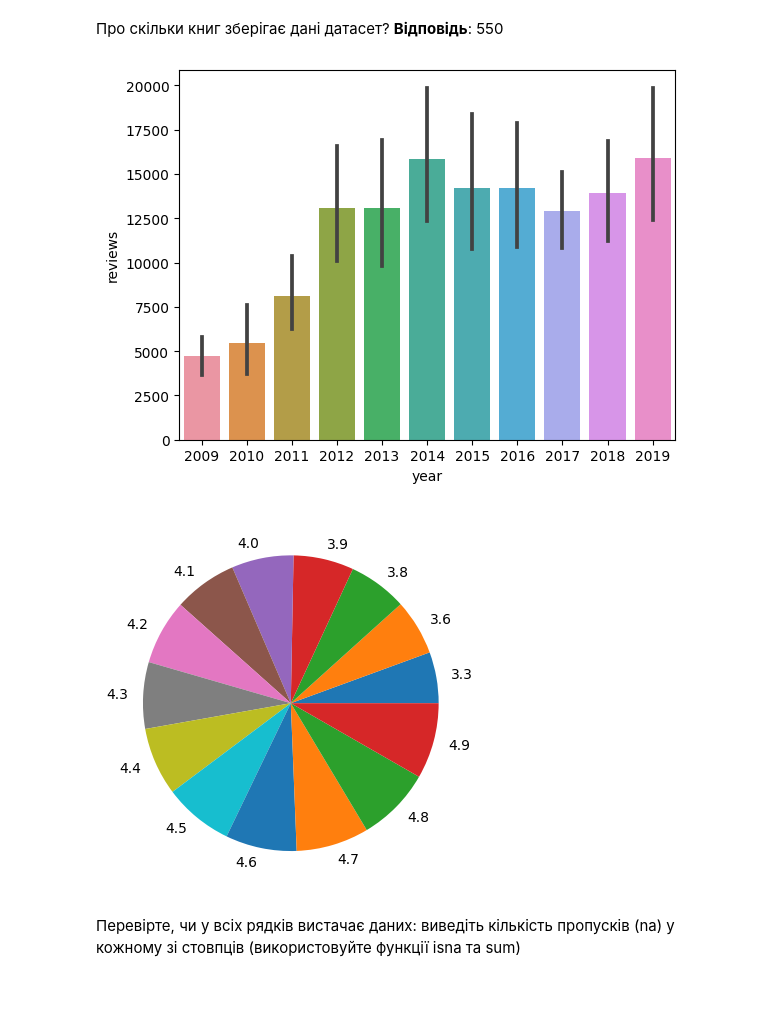
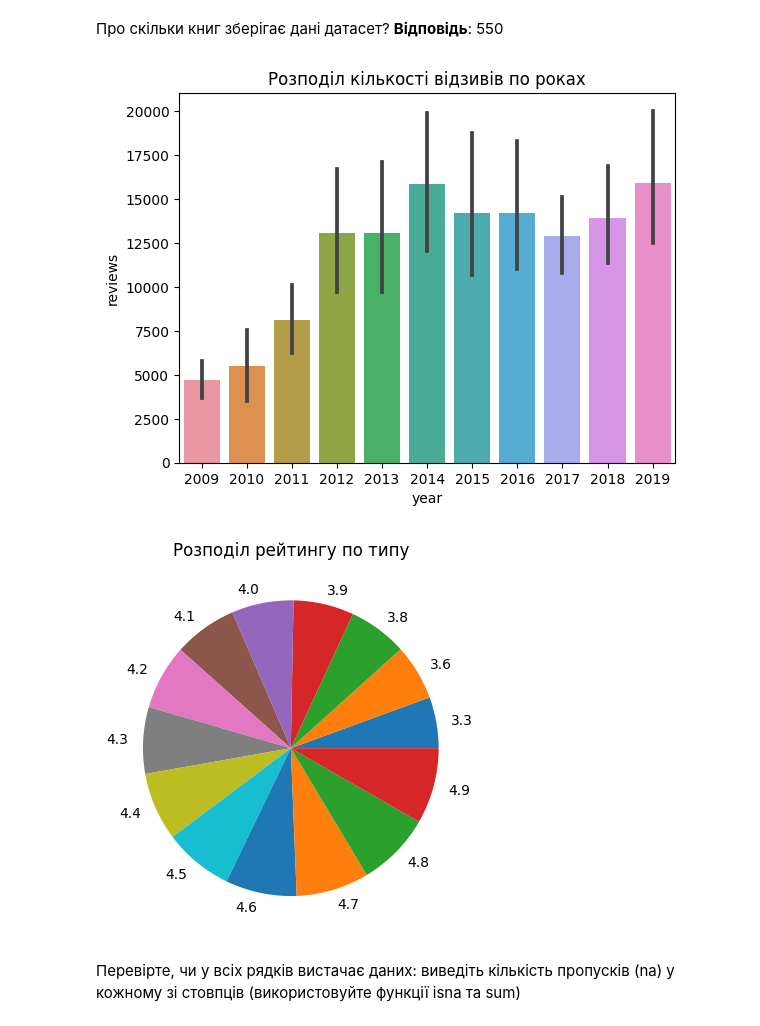
Before and after one commit to alex-kondr/Data_Science_HW_2, a Jupyter notebook: HW_2_3.ipynb, the cells around one changed output. Cells and saved outputs as stored; diff of their text form; code cells hidden in the pictures; blank space fills up the shorter version.

```diff
--- a/HW_2_3.ipynb
+++ b/HW_2_3.ipynb
@@ -31,15 +31,16 @@ df.shape
 df.columns = ['name', 'author', 'user_rating', 'reviews', 'price', 'year', 'genre']
 # %%
 sns.barplot(data=df, x='year', y='reviews')
+plt.title('Розподіл кількості відзивів по роках')
 plt.show()
 # %% [output]
-[figure, old version]
+[figure, new version]
 # %%
-# df.groupby('user_rating').agg('count').index
 plt.pie(df.groupby('user_rating').agg('count').index, labels=df.groupby('user_rating').agg('count').index)
+plt.title('Розподіл рейтингу по типу')
 plt.show()
 # %% [output]
-[figure, old version]
+[figure, new version]
 # %% [markdown]
 Перевірте, чи у всіх рядків вистачає даних: виведіть кількість пропусків (na) у кожному зі стовпців (використовуйте функції isna та sum)
 # %%
```
Also changed, not shown: parts of 4 cells of this notebook.
